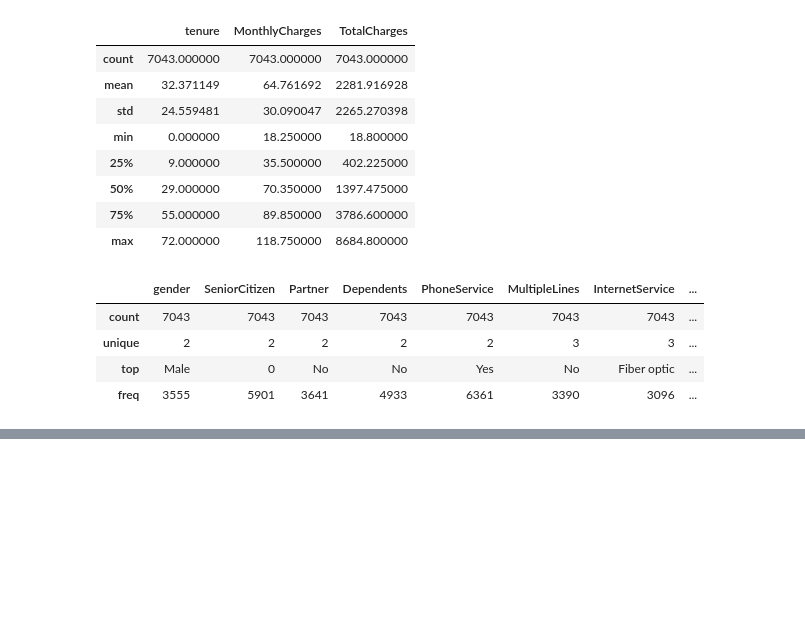
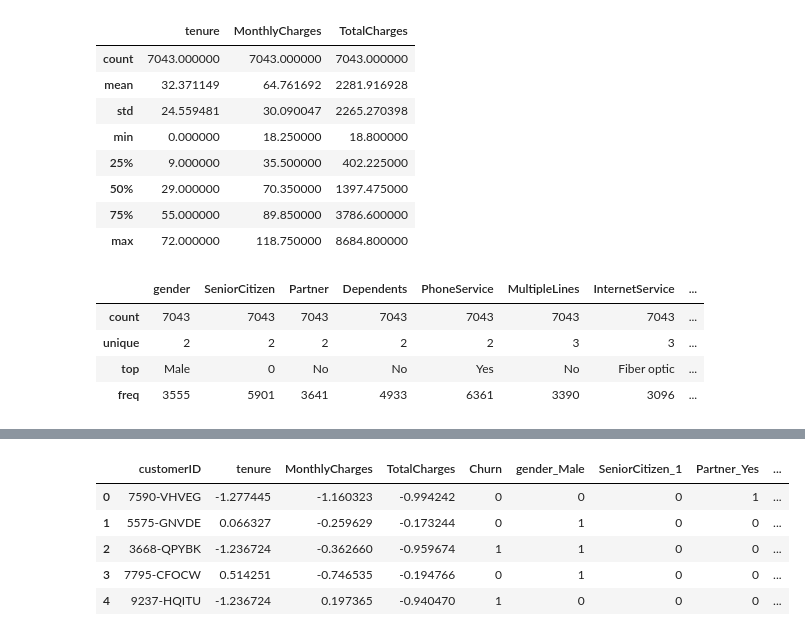
Before and after one commit to blondeincode/Telco_customer_churn_modelling, a Jupyter notebook: Telco_Customer_Churn_Modelling.ipynb, the cells around one changed output, grey strips where cells are left out. Saved outputs shown, nothing was run; the diff lists cells and outputs as text; code cells hidden in the pictures; blank space fills up the shorter version.

```diff
--- a/Telco_Customer_Churn_Modelling.ipynb
+++ b/Telco_Customer_Churn_Modelling.ipynb
@@ -158,0 +186,13 @@ memory usage: 242.0 bytes
+# %%
+#Perform Feature Scaling on 'tenure', 'MonthlyCharges', 'TotalCharges' in order to bring them on same scale.
+#Apply the feature scaling operation on dataset using fit_transform() method.
+standardScaler = StandardScaler()
+df[numerical] = standardScaler.fit_transform(df[numerical])
+df.head() #Checking
+# %% [output]
+|  | customerID | tenure | MonthlyCharges | TotalCharges | Churn | gender_Male | SeniorCitizen_1 | Partner_Yes | ... |
+| 0 | 7590-VHVEG | -1.277445 | -1.160323 | -0.994242 | 0 | 0 | 0 | 1 | ... |
+| 1 | 5575-GNVDE | 0.066327 | -0.259629 | -0.173244 | 0 | 1 | 0 | 0 | ... |
+| 2 | 3668-QPYBK | -1.236724 | -0.362660 | -0.959674 | 1 | 1 | 0 | 0 | ... |
+| 3 | 7795-CFOCW | 0.514251 | -0.746535 | -0.194766 | 0 | 1 | 0 | 0 | ... |
+| 4 | 9237-HQITU | -1.236724 | 0.197365 | -0.940470 | 1 | 0 | 0 | 0 | ... |
```
Also changed, not shown: parts of 25 cells of this notebook.
